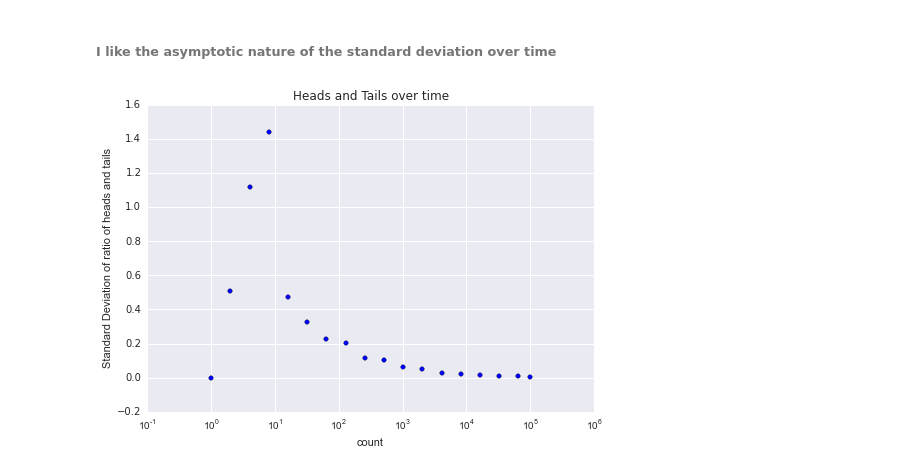
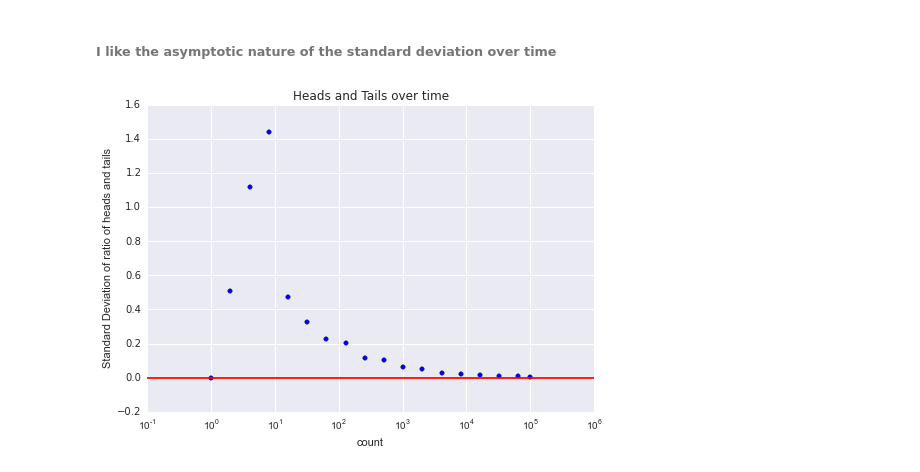
Before and after one commit to tiyd-python-2015-01/charting, a Jupyter notebook: charting.ipynb, the cells around one changed output. Saved outputs shown, nothing was run; the diff lists cells and outputs as text; code cells hidden in the pictures.

```diff
--- a/charting.ipynb
+++ b/charting.ipynb
@@ -187,13 +187,14 @@ stdvlist = stdevs(ratiob)
 ###### I like the asymptotic nature of the standard deviation over time
 # %%
 plt.scatter(counts, stdvlist)
+plt.axhline(y=0, color = 'red')
 plt.xscale('log')
 plt.xlabel("count")
 plt.ylabel("Standard Deviation of ratio of heads and tails")
 plt.title("Heads and Tails over time")
 plt.show()
 # %% [output]
-[figure, old version]
+[figure, new version]
 # %%
 def flipper100(n=100):
     flips = []
```
Also changed, not shown: parts of 8 cells of this notebook.
